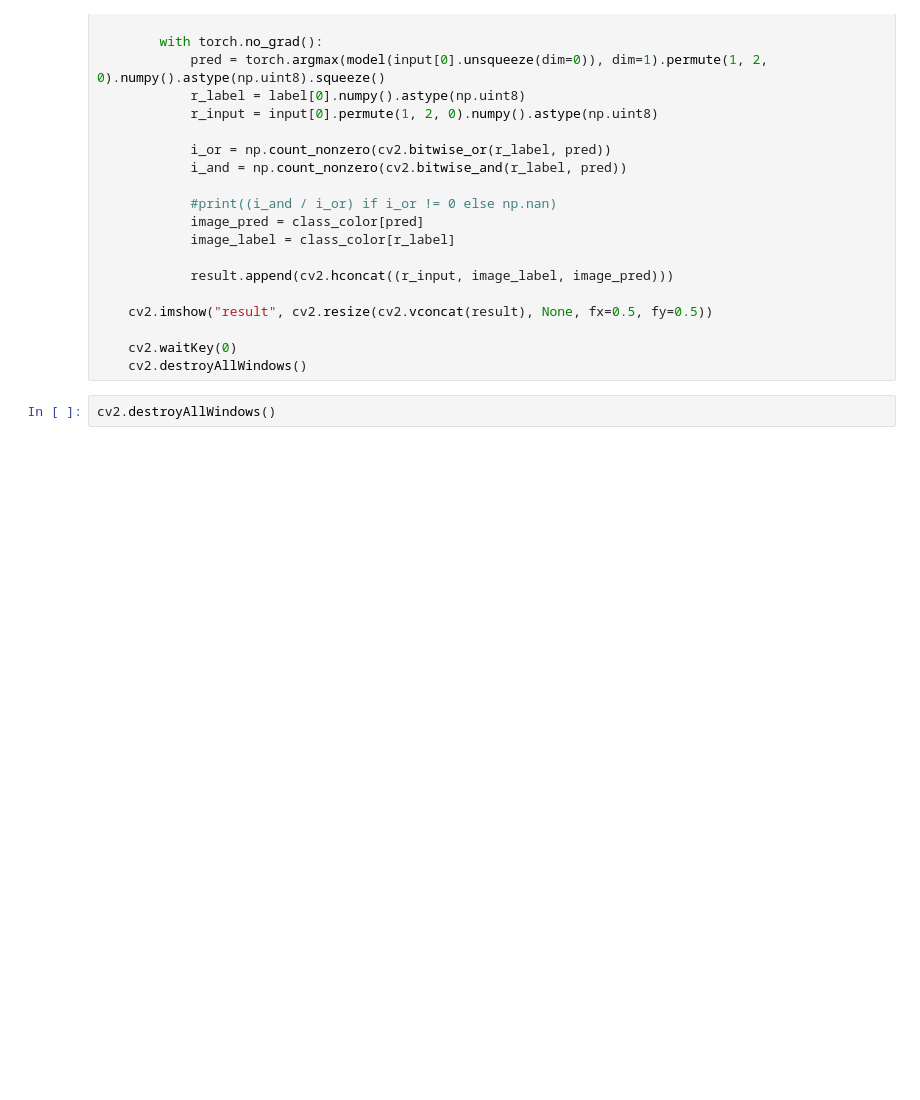
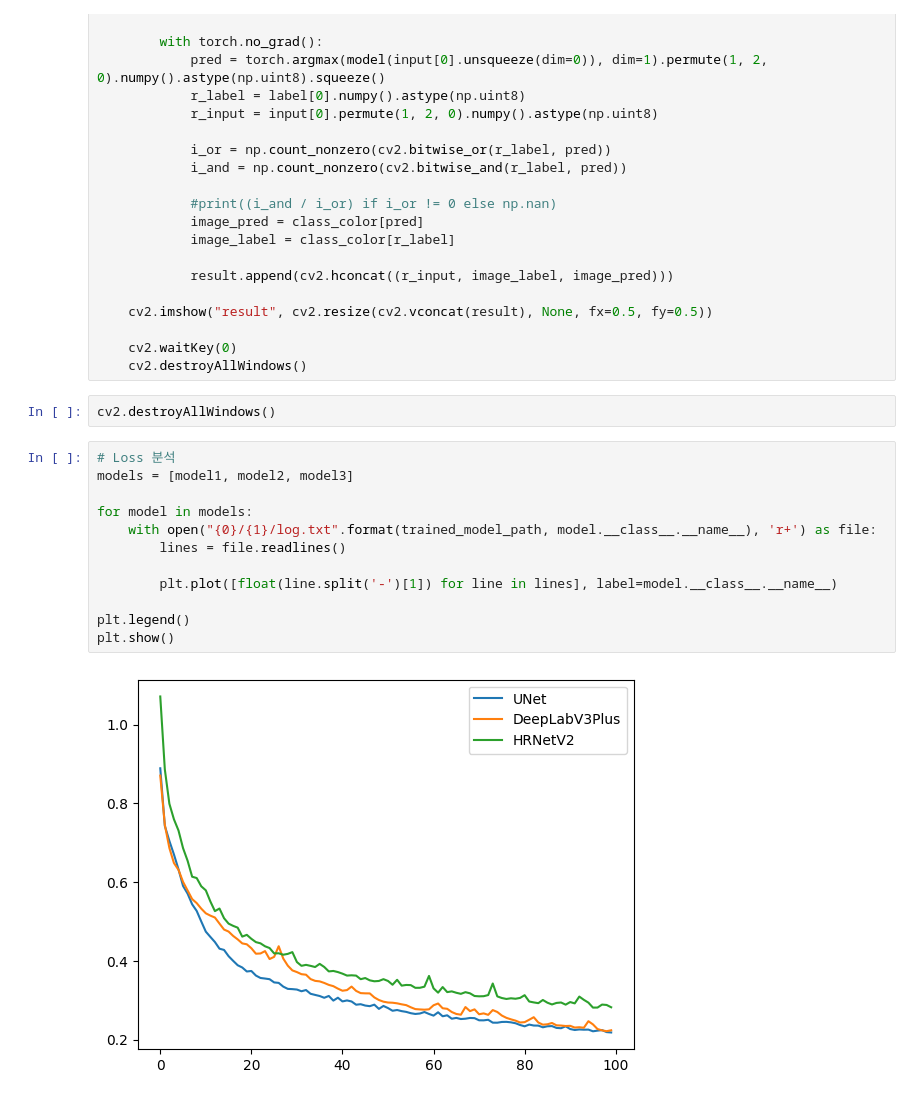
Before and after one commit to UhyeokBang/Image-Segmentation, a Jupyter notebook: model.ipynb, the cells around one changed output. Drawn from its saved outputs; the diff is of its cells as text; blank space fills up the shorter version.

```diff
--- a/model.ipynb
+++ b/model.ipynb
@@ -248,3 +244,17 @@ for batch in dataloader:
     cv2.destroyAllWindows()
 # %%
 cv2.destroyAllWindows()
+# %%
+# Loss 분석
+models = [model1, model2, model3]
+
+for model in models:
+    with open("{0}/{1}/log.txt".format(trained_model_path, model.__class__.__name__), 'r+') as file:
+        lines = file.readlines()
+
+        plt.plot([float(line.split('-')[1]) for line in lines], label=model.__class__.__name__)
+
+plt.legend()
+plt.show()
+# %% [output]
+[figure, added]
```
Also changed, not shown: parts of 2 cells of this notebook.
